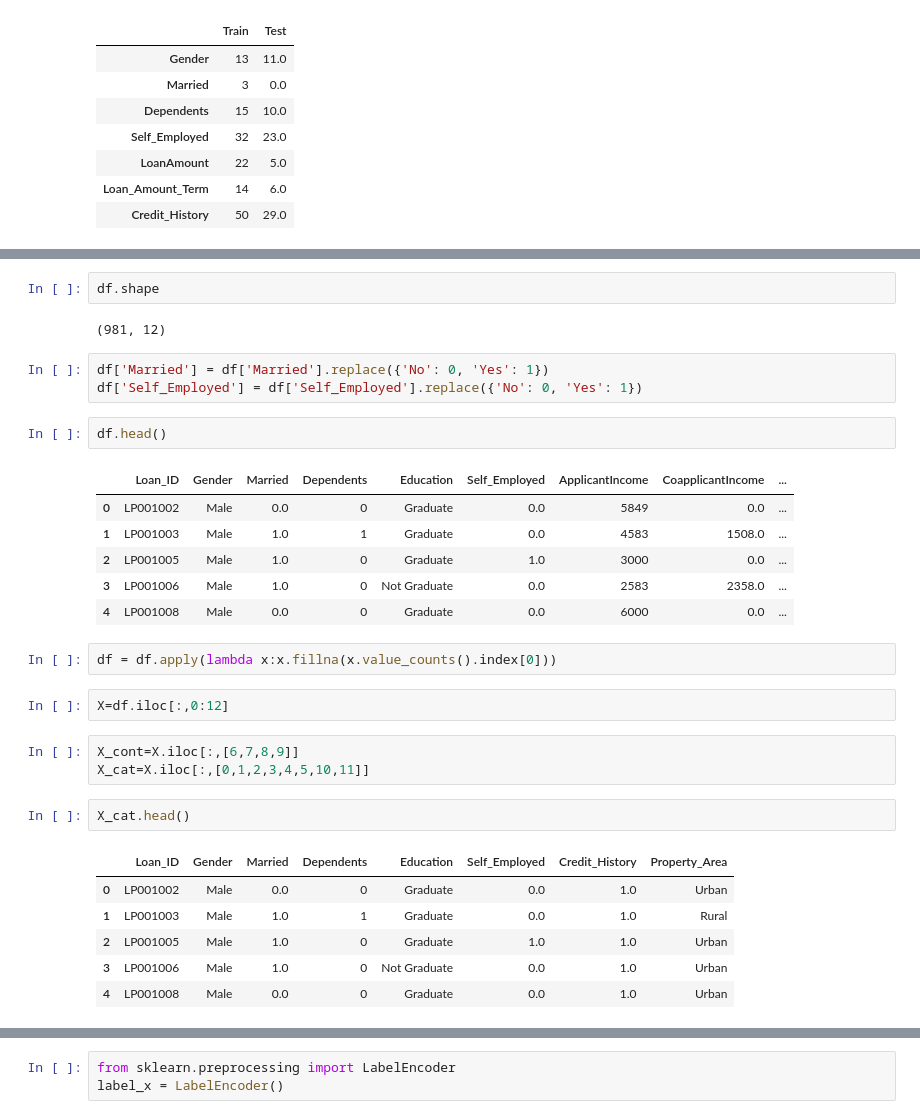
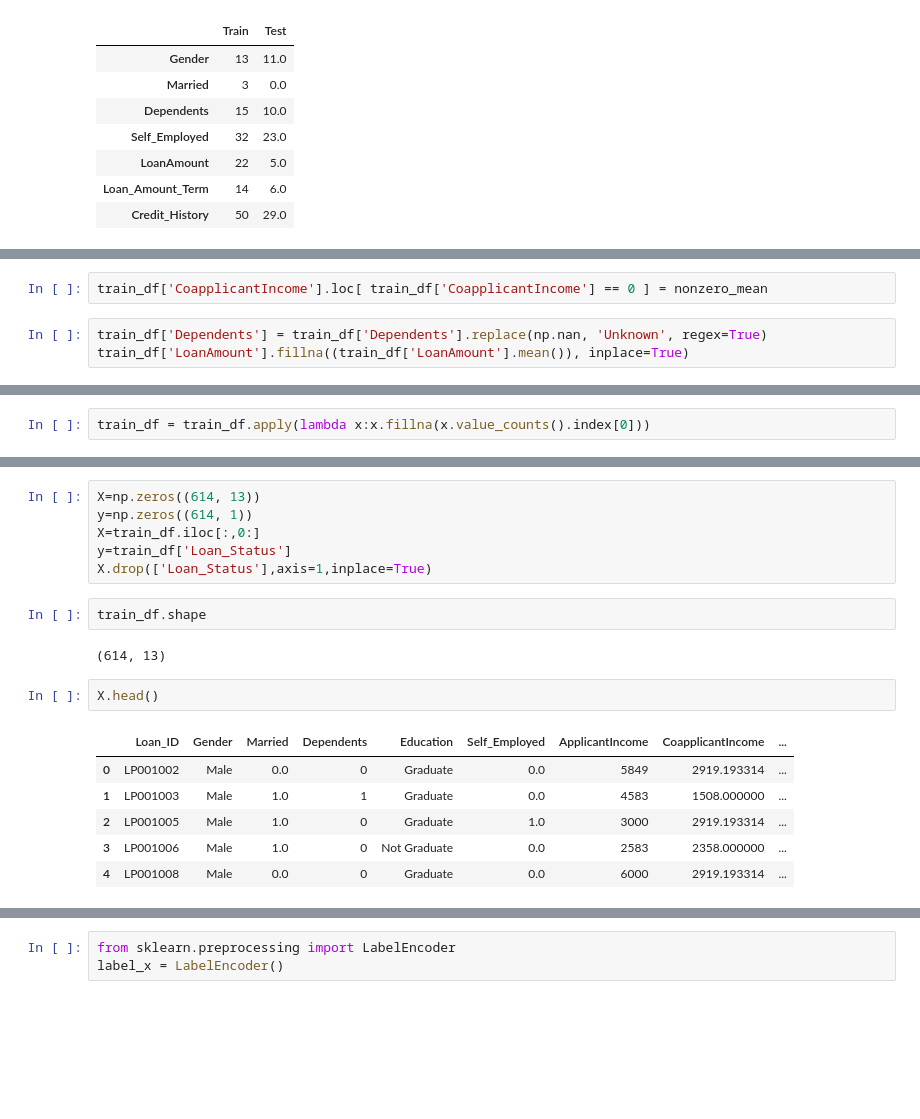
Before and after one commit to indrajeetpala19/Loan-Prediction-AV, a Jupyter notebook: Loan Prediction.ipynb, the cells around one changed output, grey strips where cells are left out. Drawn from its saved outputs; the diff is of its cells as text; blank space fills up the shorter version.

```diff
--- a/Loan Prediction.ipynb
+++ b/Loan Prediction.ipynb
@@ -139,0 +107,5 @@ df=pd.concat([train_df,test_df],axis=0)
+# %%
+train_df['CoapplicantIncome'].loc[ train_df['CoapplicantIncome'] == 0 ] = nonzero_mean
+# %%
+train_df['Dependents'] = train_df['Dependents'].replace(np.nan, 'Unknown', regex=True)
+train_df['LoanAmount'].fillna((train_df['LoanAmount'].mean()), inplace=True)
@@ -139,0 +126,2 @@ df=pd.concat([train_df,test_df],axis=0)
+# %%
+train_df = train_df.apply(lambda x:x.fillna(x.value_counts().index[0]))
@@ -140,32 +139,19 @@ df=pd.concat([train_df,test_df],axis=0)
+# %%
+X=np.zeros((614, 13))
+y=np.zeros((614, 1))
+X=train_df.iloc[:,0:]
+y=train_df['Loan_Status']
+X.drop(['Loan_Status'],axis=1,inplace=True)
 # %%
-df.shape
+train_df.shape
 # %% [output]
-(981, 12)
+(614, 13)
-# %%
-df['Married'] = df['Married'].replace({'No': 0, 'Yes': 1})
-df['Self_Employed'] = df['Self_Employed'].replace({'No': 0, 'Yes': 1})
 # %%
-df.head()
+X.head()
 # %% [output]
 |  | Loan_ID | Gender | Married | Dependents | Education | Self_Employed | ApplicantIncome | CoapplicantIncome | ... |
-| 0 | LP001002 | Male | 0.0 | 0 | Graduate | 0.0 | 5849 | 0.0 | ... |
-| 1 | LP001003 | Male | 1.0 | 1 | Graduate | 0.0 | 4583 | 1508.0 | ... |
-| 2 | LP001005 | Male | 1.0 | 0 | Graduate | 1.0 | 3000 | 0.0 | ... |
-| 3 | LP001006 | Male | 1.0 | 0 | Not Graduate | 0.0 | 2583 | 2358.0 | ... |
-| 4 | LP001008 | Male | 0.0 | 0 | Graduate | 0.0 | 6000 | 0.0 | ... |
+| 0 | LP001002 | Male | 0.0 | 0 | Graduate | 0.0 | 5849 | 2919.193314 | ... |
+| 1 | LP001003 | Male | 1.0 | 1 | Graduate | 0.0 | 4583 | 1508.000000 | ... |
+| 2 | LP001005 | Male | 1.0 | 0 | Graduate | 1.0 | 3000 | 2919.193314 | ... |
+| 3 | LP001006 | Male | 1.0 | 0 | Not Graduate | 0.0 | 2583 | 2358.000000 | ... |
+| 4 | LP001008 | Male | 0.0 | 0 | Graduate | 0.0 | 6000 | 2919.193314 | ... |
-# %%
-df = df.apply(lambda x:x.fillna(x.value_counts().index[0]))
-# %%
-X=df.iloc[:,0:12]
-# %%
-X_cont=X.iloc[:,[6,7,8,9]]
-X_cat=X.iloc[:,[0,1,2,3,4,5,10,11]]
-# %%
-X_cat.head()
-# %% [output]
-|  | Loan_ID | Gender | Married | Dependents | Education | Self_Employed | Credit_History | Property_Area |
-| 0 | LP001002 | Male | 0.0 | 0 | Graduate | 0.0 | 1.0 | Urban |
-| 1 | LP001003 | Male | 1.0 | 1 | Graduate | 0.0 | 1.0 | Rural |
-| 2 | LP001005 | Male | 1.0 | 0 | Graduate | 1.0 | 1.0 | Urban |
-| 3 | LP001006 | Male | 1.0 | 0 | Not Graduate | 0.0 | 1.0 | Urban |
-| 4 | LP001008 | Male | 0.0 | 0 | Graduate | 0.0 | 1.0 | Urban |
```
Also changed, not shown: parts of 52 cells of this notebook, 2 other files.
